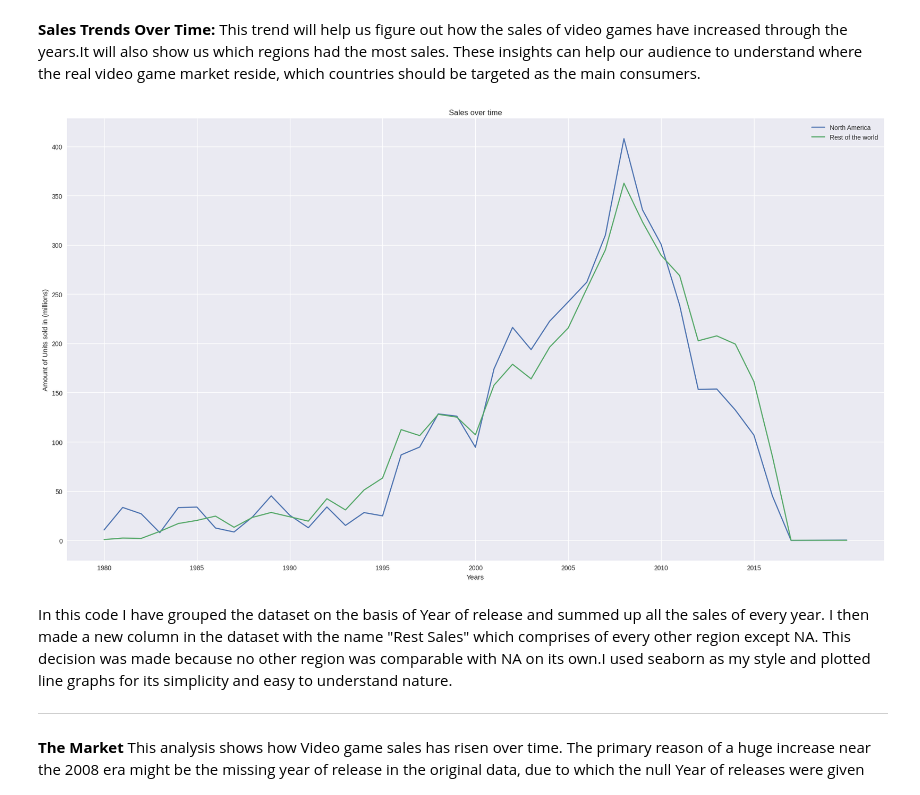
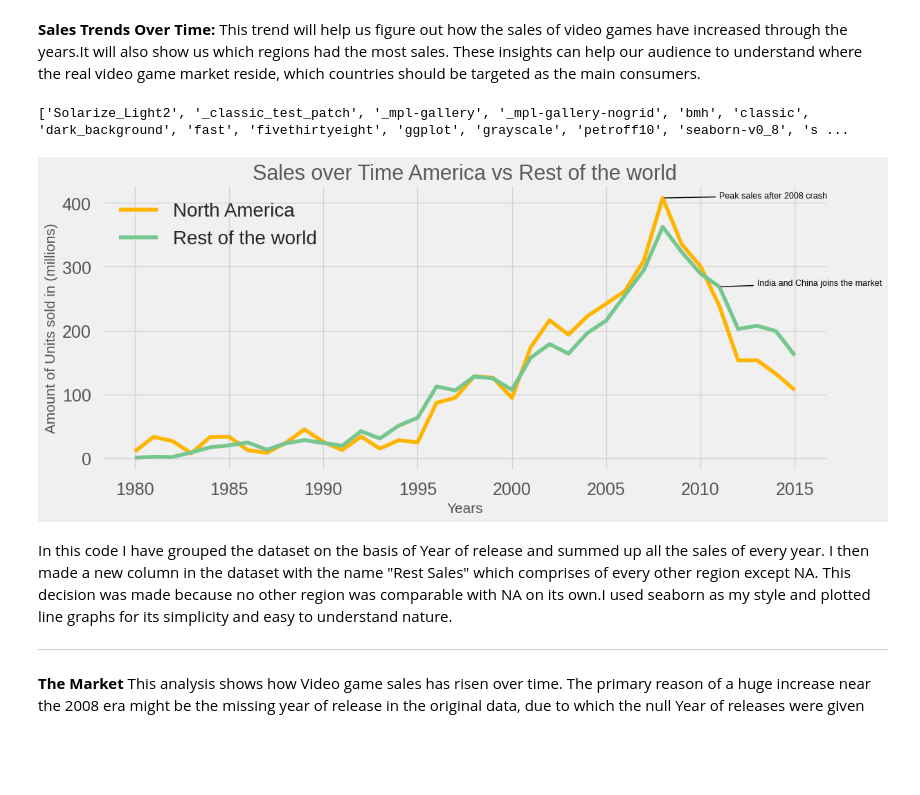
Before and after one commit to krakenkhan/Data-Visualisation, a Jupyter notebook: Data_Visualisation_final_project.ipynb, the cells around one changed output. Drawn from its saved outputs; the diff is of its cells as text; code cells hidden in the pictures; blank space fills up the shorter version.

```diff
--- a/Data_Visualisation_final_project.ipynb
+++ b/Data_Visualisation_final_project.ipynb
@@ -170,29 +173,61 @@ This trend will help us figure out how the sales of video games have increased t
 # %%
 #Adding Non-NA sales because other sales are too low individually
 df['Rest_Sales'] = df.iloc[:,6:9].sum(axis=1)
 
 # print(plt.style.available)
-plt.style.use('seaborn-v0_8')
+plt.style.use('fivethirtyeight')
+print(plt.style.available)
 sales_trend = df.groupby(['Year_of_Release']).sum(numeric_only=True)
+# Filter data up to 2015
+sales_trend = sales_trend[sales_trend.index <= 2015]
 x_axis = sales_trend.index
 
 fig1, ax = plt.subplots()
 
+# Identify peak sales year
+peak_year = sales_trend['NA_Sales'].idxmax()
+peak_sales = sales_trend.loc[peak_year, 'NA_Sales']
+
+# Identify the year when Rest_Sales surpassed NA_Sales
+surpass_year = sales_trend[sales_trend.index > 2010]
+surpass_year = (surpass_year['Rest_Sales'] > surpass_year['NA_Sales']).idxmax()
+surpass_sales = sales_trend.loc[surpass_year, 'Rest_Sales']
+
 #Adding line graphs
-ax.plot(x_axis, sales_trend[['NA_Sales']])
-ax.plot(x_axis, sales_trend[['Rest_Sales']])
-ax.legend(['North America','Rest of the world'])
-ax.set_xticks(np.arange(1980, 2020, step=5), labels=np.arange(1980, 2020, step=5))
-ax.set(ylabel = ('Amount of Units sold in (millions)') , xlabel= ("Years"), title=("Sales over time"))
+ax.plot(x_axis, sales_trend[['NA_Sales']], color="#ffb400")
+ax.plot(x_axis, sales_trend[['Rest_Sales']],color= "#76c68f")
+ax.legend(['North America','Rest of the world'], fontsize=20)
+# Set x-axis ticks and labels within range
+ax.set_xticks(np.arange(1980, 2016, step=5), labels=np.arange(1980, 2016, step=5), fontsize=18)
+ax.set(ylabel = ('Amount of Units sold in (millions)') , xlabel= ("Years"), alpha=0.75)
+ax.yaxis.get_label().set_fontsize(15)
+ax.xaxis.get_label().set_fontsize(15)
+ax.tick_params(axis='both', which='major', labelsize=18, grid_alpha=0.75)
+ax.set_title("Sales over Time America vs Rest of the world", fontsize=22, alpha=0.75)
+
+# Annotations
+ax.annotate("Peak sales after 2008 crash",
+             xy=(peak_year, peak_sales),
+            xytext=(peak_year + 3, peak_sales ),
+            arrowprops=dict(arrowstyle='-', lw=1, color="black"),
+            fontsize=9, color="black")
+
+ax.annotate("India and China joins the market",
+              xy=(surpass_year, surpass_sales),
+            xytext=(surpass_year + 2, surpass_sales + 2),
+            arrowprops=dict(arrowstyle='-', lw=1, color="black"),
+            fontsize=9, color="black")
+
 
 #Formating the graph
 plt.tight_layout()
 fig2 = plt.gcf()
-fig2.set_size_inches(18.5, 10.5)
+fig2.set_size_inches(12.5, 5.5)
 plt.tight_layout()
 # plt.show()
 # %% [output]
+['Solarize_Light2', '_classic_test_patch', '_mpl-gallery', '_mpl-gallery-nogrid', 'bmh', 'classic', 'dark_background', 'fast', 'fivethirtyeight', 'ggplot', 'grayscale', 'petroff10', 'seaborn-v0_8', 's ...
-[figure, old version]
+[figure, new version]
 # %% [markdown]
 In this code I have grouped the dataset on the basis of Year of release and summed up all the sales of every year. I then made a new column in the dataset with the name "Rest Sales" which comprises of every other region except NA. This decision was made because no other region was comparable with NA on its own.I used seaborn as my style and plotted line graphs for its simplicity and easy to understand nature.
 
```
Also changed, not shown: parts of 6 cells of this notebook.
